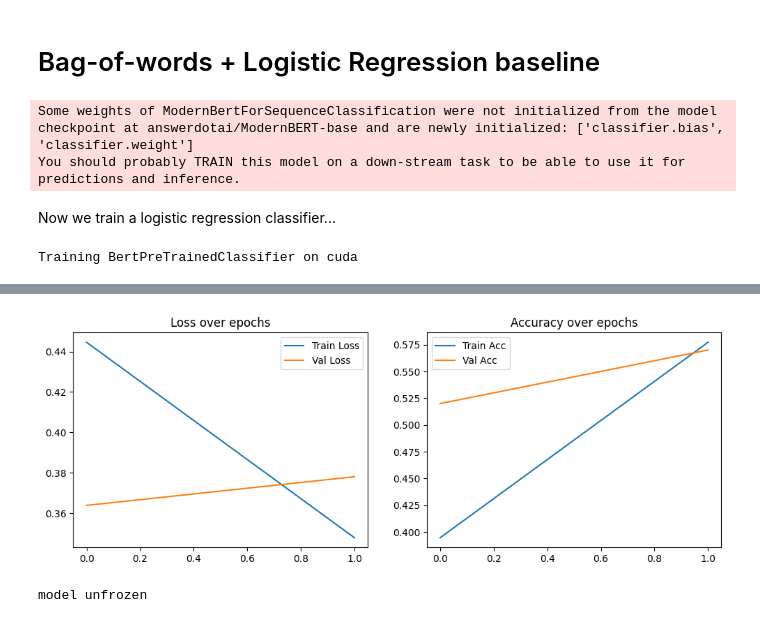
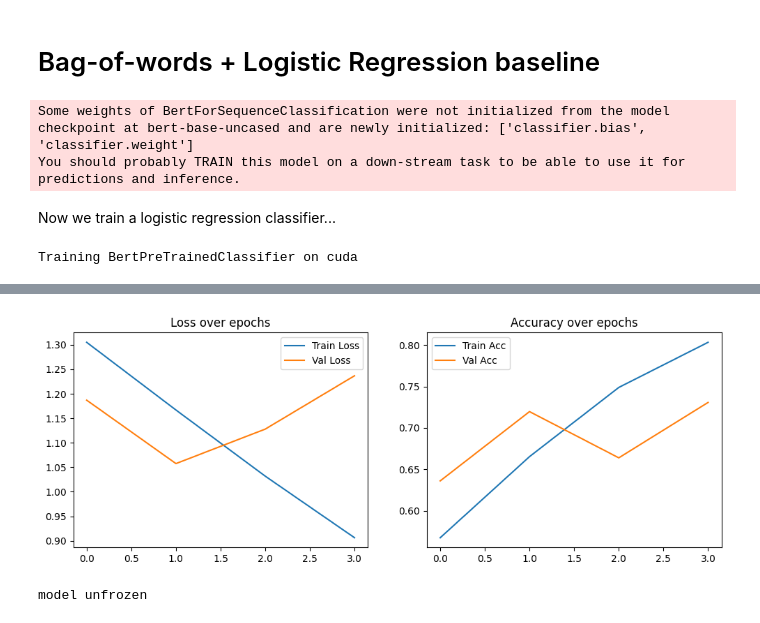
Before and after one commit to bennellis/CIL_Sentiment_analysis, a Jupyter notebook: ethz-cil-text-classification-2025/sentiment_analysis_baseline_testing.ipynb, the cells around one changed output, grey strips where cells are left out. Drawn from its saved outputs; the diff is of its cells as text; code cells hidden in the pictures.

```diff
--- a/ethz-cil-text-classification-2025/sentiment_analysis_baseline_testing.ipynb
+++ b/ethz-cil-text-classification-2025/sentiment_analysis_baseline_testing.ipynb
@@ -80,8 +80,8 @@ importlib.reload(embeddings) # This is so when I make changes in embeddings it w
 # embedding_model = embeddings.BertTokenEmbedder('arpitk/product-review-sentiment-analyzer') #pre-trained bert product review sentiment classifier
 # embedding_model = embeddings.BertTokenEmbedder('./models_pretrained/distilbert_product_855_04-21') # my fine-tuned model
 # embedding_model = embeddings.BertTokenEmbedder('distilbert/distilbert-base-cased') #pre-trained bert base cased
-# embedding_model = embeddings.BertTokenEmbedder('bert-base-uncased') #pre-trained bert base uncased
-embedding_model = embeddings.BertTokenEmbedder('answerdotai/ModernBERT-base') #pre-trained modern bert base uncased
+embedding_model = embeddings.BertTokenEmbedder('bert-base-uncased') #pre-trained bert base uncased
+# embedding_model = embeddings.BertTokenEmbedder('answerdotai/ModernBERT-base') #pre-trained modern bert base uncased
 # embedding_model = embeddings.BertTokenEmbedder('FacebookAI/roberta-base') #pre-trained roberta base
 
 
@@ -101,7 +101,7 @@ X_val = embedding_model.transform(val_sentences[:n_val_samples])
 Y_train = train_labels[:n_samples]
 Y_val = val_labels[:n_val_samples]
 # %% [output]
-Some weights of ModernBertForSequenceClassification were not initialized from the model checkpoint at answerdotai/ModernBERT-base and are newly initialized: ['classifier.bias', 'classifier.weight']
+Some weights of BertForSequenceClassification were not initialized from the model checkpoint at bert-base-uncased and are newly initialized: ['classifier.bias', 'classifier.weight']
 You should probably TRAIN this model on a down-stream task to be able to use it for predictions and inference.
 # %%
 # print(X_train[1])
@@ -213,8 +213,8 @@ torch.cuda.ipc_collect()
 # model = models.BertPreTrainedClassifier('textattack/bert-base-uncased-yelp-polarity', lr = 2e-05, frozen = False) #pre-trained bert classifier
 # model = models.BertPreTrainedClassifier('arpitk/product-review-sentiment-analyzer', lr = 2e-05, frozen = False, class_order = [0,2,1]) #pre-trained distilbert product review classifier
 # model = models.BertPreTrainedClassifier('distilbert/distilbert-base-cased', lr = 5e-05, frozen = True, class_order = [0,1,2], dropout = 0.4, ce_weight = 0.1, temperature = 0.5, custom_ll = True, pt_lr = 5e-06) #pre-trained bert cased no fine tune
-# model = models.BertPreTrainedClassifier('bert-base-uncased', lr = 5e-05, frozen = True, class_order = [0,1,2], dropout = 0.4, ce_weight = 0.1, temperature = 0.5, custom_ll = True, pt_lr = 5e-05) #pre-trained bert base uncased no fine tune
-model = models.BertPreTrainedClassifier('answerdotai/ModernBERT-base', lr = 5e-05, frozen = True, class_order = [0,1,2], dropout = 0.4, ce_weight = 0.1, temperature = 0.5, custom_ll = True, pt_lr_top = 5e-05, pt_lr_mid = 5e-06, pt_lr_bot = 5e-07)#pre-trained modern bert base no fine tune
+model = models.BertPreTrainedClassifier('bert-base-uncased', lr = 5e-05, frozen = True, class_order = [0,1,2], dropout = 0.4, ce_weight = 1, temperature = 0.5, custom_ll = True, pt_lr_top = 5e-05, pt_lr_mid = 3e-05, pt_lr_bot = 2e-05) #pre-trained bert base uncased no fine tune
+# model = models.BertPreTrainedClassifier('answerdotai/ModernBERT-base', lr = 5e-05, frozen = True, class_order = [0,1,2], dropout = 0.4, ce_weight = 0.1, temperature = 0.5, custom_ll = True, pt_lr_top = 5e-05, pt_lr_mid = 5e-06, pt_lr_bot = 5e-07)#pre-trained modern bert base no fine tune
 # model = models.BertPreTrainedClassifier('FacebookAI/roberta-base', lr = 5e-05, frozen = True, class_order = [0,1,2], dropout = 0.4, ce_weight = 0.1, temperature = 0.5, custom_ll = True, pt_lr_top = 5e-05, pt_lr_mid = 5e-06, pt_lr_bot = 5e-07)#pre-trained roberta base no fine tune
 # model = models.BertPreTrainedClassifier('./models_pretrained/distilbert_product_855_04-21', lr = 1e-05, frozen = False, class_order = [0,2,1], dropout = 0.1, ce_weight = 0.1, temperature = 0.5) #my fine-tuned model
 # model = models.LSTMClassifier(input_dim = X_val[0].shape[1], lr=0.00005, dropout=0.2, hidden_dim=256, num_layers=2)
@@ -238,7 +238,7 @@ if model.use_dataloader:
     if model.frozen:
         model.fit(emb_loader,emb_val_loader,epochs=6)
     else:
-        model.fit(train_loader,val_loader,epochs=2) #train_loader_pred_shuf has no class balancing
+        model.fit(train_loader,val_loader,epochs=4) #train_loader_pred_shuf has no class balancing
     # model.fit(train_loader,epochs=10)
 else:
     model.fit(X_train,Y_train)
@@ -253,4 +259,4 @@ Train Loss: 0.3479, Acc: 0.5772 Train Neg Acc: 0.6690, Nut Acc: 0.4881, Pos Acc:
-[figure, old version]
+[figure, new version]
 # %%
 #after warming up classification head, allow fine-tuning of bert:
 #Everytime you run this cell, it will toggle freezing the transformer and unfreezing it.
```
Also changed, not shown: parts of 4 cells of this notebook, 2 other files.
